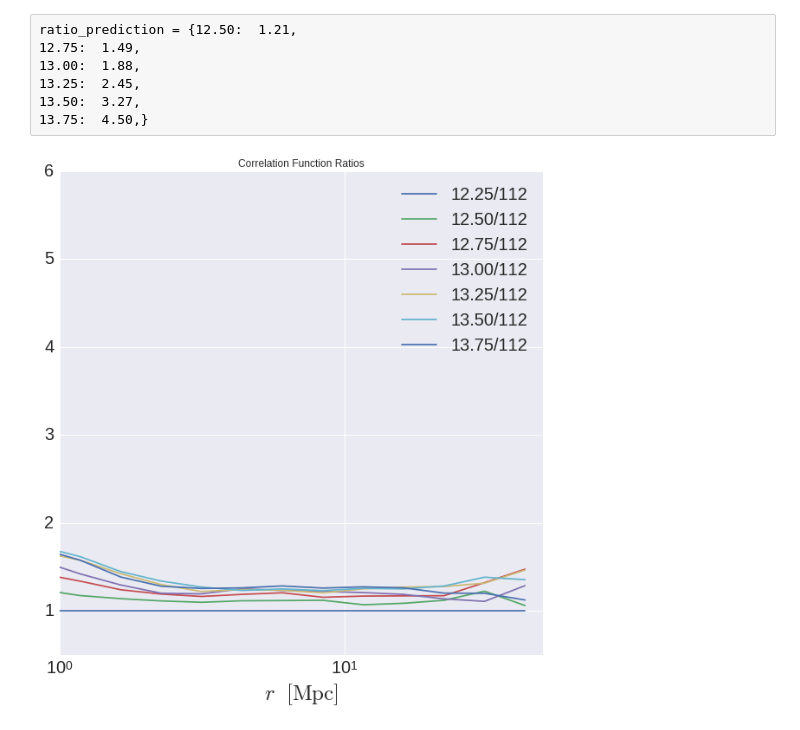
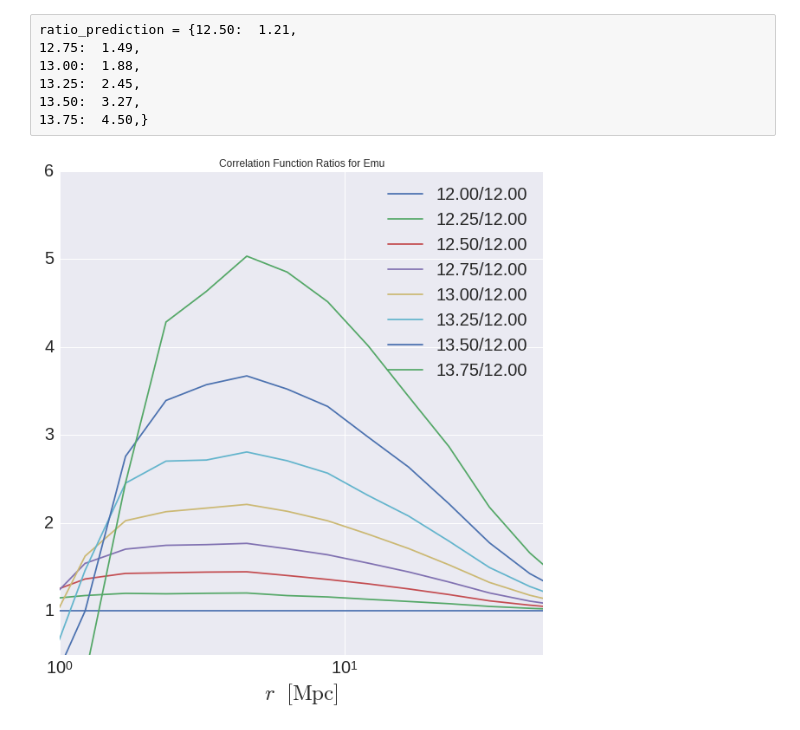
Before and after one commit to mclaughlin6464/HODEmulator, a Jupyter notebook: predictionsVCalculated.ipynb, the cells around one changed output. Saved outputs shown, nothing was run; the diff lists cells and outputs as text; code cells hidden in the pictures.

```diff
--- a/predictionsVCalculated.ipynb
+++ b/predictionsVCalculated.ipynb
@@ -14,7 +14,7 @@ colors = cycle(sns.color_palette())
 a = 1.0
 outputdir = '/u/ki/swmclau2/des/HODOutput/'
 
-sim = 'chinchilla'
+sim = 'guppy'
 datadir = outputdir+'%s_step_tests/'%sim
 
 #rbins = np.logspace(-1, 1.25, 15)
@@ -36,6 +36,6 @@ predictions['default'] = np.loadtxt('/u/ki/swmclau2/des/HODOutput/test2')
 data = {}
 predictions = {}
 #for mMin in [12.0+i*0.25 for i in xrange(8)]:
-for mMin in [ 12.25, 12.50, 12.75, 13.0, 13.25, 13.5, 13.75]:
-    data[mMin] = np.loadtxt(datadir+'xi_all_%.3f_default_400_2048_mm_%.2f.npy'%(a,mMin) )
-    predictions[mMin] = np.loadtxt('/u/ki/swmclau2/des/HODOutput/xi_chinchilla/redm_Mmin%.2f'%(mMin) )
+for mMin in [12.0, 12.25, 12.50, 12.75, 13.0, 13.25, 13.5, 13.75]:
+    data[mMin] = np.loadtxt(datadir+'corr_%.3f_stepFunc_mm_%.2f.npy'%(a,mMin) )
+    #predictions[mMin] = np.loadtxt('/u/ki/swmclau2/des/HODOutput/xi_chinchilla/redm_Mmin%.2f'%(mMin) )
@@ -90,23 +112,0 @@ for (label, xi_all), color in zip(sorted(data.iteritems()), colors):
-# %%
-colors = cycle(sns.color_palette())
-
-fig = plt.figure(figsize = (10,10))
-for mMin, color in zip(data.iterkeys(), colors):
-    rbins = np.logspace(-1, 1.7, 20)
-    rbin_centers = (rbins[1:]+rbins[:-1])/2
-
-    plt.plot(rbin_centers, data[mMin], label = '%s RedMagic MinMass = %.2f'%(sim, mMin), color = color)
-    plt.plot(predictions[mMin][:,0], predictions[mMin][:,1], ls = '--', color = color  )
-
-
-plt.title('Galaxy-Galaxy Correlations Halo Model v Calculated')
-plt.xlim(xmin = 0.1, xmax = 30)
-plt.ylim(ymin = 1e-2, ymax = 1e4)
-plt.loglog()
-plt.xticks(fontsize=20)
-plt.yticks(fontsize=20)
-#plt.xlabel(r'$r $  $\rm{[Mpc]}$', fontsize=25)
-plt.ylabel(r'$\xi_{\rm gg}(r)$', fontsize=25)
-plt.legend(loc='best', fontsize=20)
-
-plt.show()
@@ -122,28 +120,28 @@ ratio_prediction = {12.50:  1.21,
 # %%
 colors = cycle(sns.color_palette())
 
 rbins = np.logspace(-1, 1.7, 20)
 rbin_centers = (rbins[1:]+rbins[:-1])/2
 
 fig = plt.figure(figsize = (10,10))
 #for vn, color in zip(version_names, colors):
 lowest_mass = min(data.iterkeys())
 for mm, color in zip(sorted(data.iterkeys()), colors):
     #print '%.2f/12.25:\t'%(mm), '%.2f'%np.mean(data[mm][6:]/data[12.25][6:])
-    plt.plot(rbin_centers, data[mm]/data[lowest_mass], label = '%.2f/1%.2d'%(mm, lowest_mass), color = color)
+    plt.plot(data[mm][0,:], data[mm][1,:]/data[lowest_mass][1,:], label = '%.2f/%.2f'%(mm, lowest_mass), color = color)
     #plt.plot(rbin_centers, np.ones(rbin_centers.shape)*ratio_prediction[mm], ls = '--',lw = 3,color = color)
 
-plt.title('Correlation Function Ratios')
+plt.title('Correlation Function Ratios for Emu')
 plt.xlim(xmin = 1, xmax = 50)
 
 plt.ylim(ymin = 0.5, ymax = 6)
 #plt.loglog()
 plt.xscale('log')
 plt.xticks(fontsize=20)
 plt.yticks(fontsize=20)
 plt.xlabel(r'$r $  $\rm{[Mpc]}$', fontsize=25)
 plt.legend(loc='best', fontsize=20)
 
 plt.show()
 # %% [output]
-[figure, old version]
+[figure, new version]
```
Also changed, not shown: parts of 6 cells of this notebook, 3 other files.
